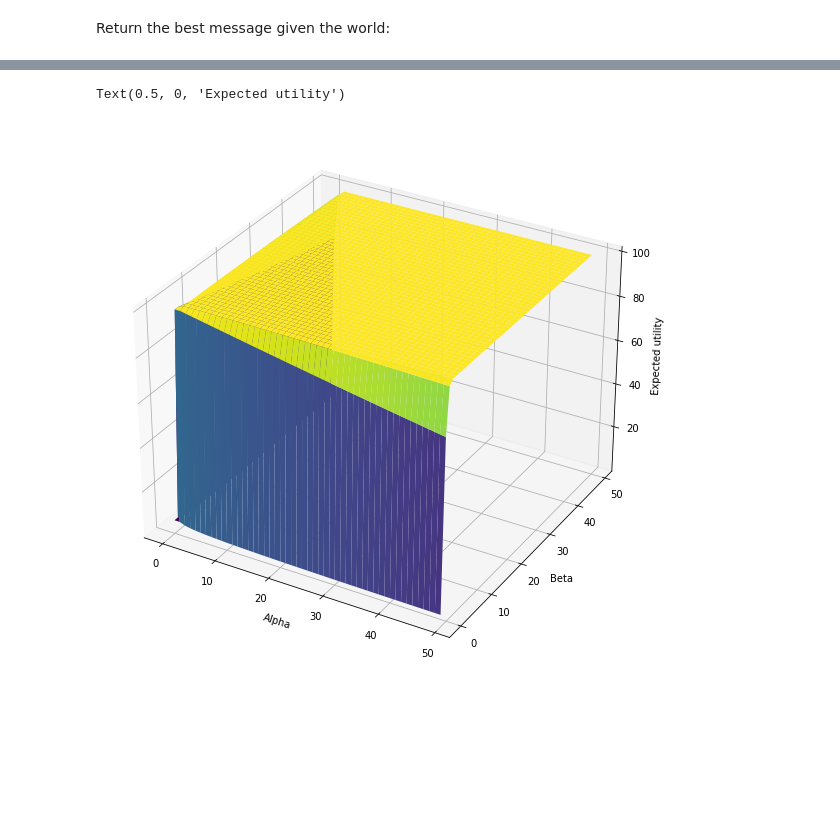
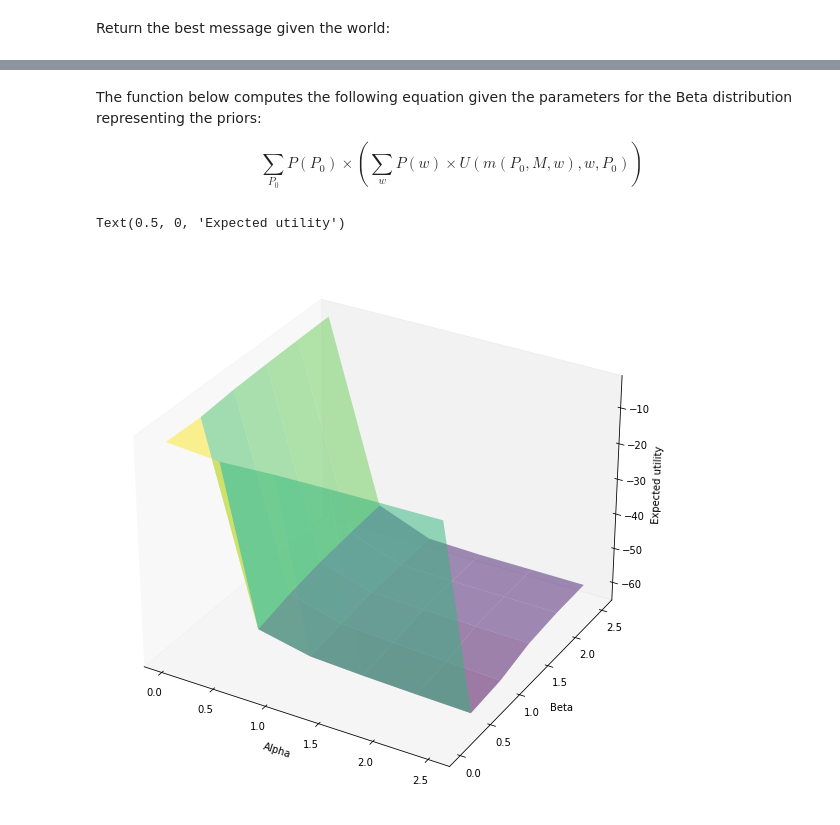
Before and after one commit to alexeykosh/2021-PPR-expected-utility, a Jupyter notebook: model.ipynb, the cells around one changed output, grey strips where cells are left out. Cells and saved outputs as stored; diff of their text form; code cells hidden in the pictures; blank space fills up the shorter version.

Commit message:
corrected the mistake in the expected utility function, cleaned up the code

```diff
--- a/model.ipynb
+++ b/model.ipynb
@@ -68,10 +43,10 @@ def utility(message, world, p_0, n):
 # %% [markdown]
 Return the best message given the world:
 # %%
-def m(p_0, w, n):
+def m(p_0, w, n, message_c):
     dic_res = {}
     for element in message_c.keys():
-        dic_res[element] = utility(message=element, world=w, p_0=p_0, n=n)
+        dic_res[element] = utility(message_c=message_c, message=element, world=w, p_0=p_0, n=n)
     winner = max(dic_res, key=dic_res.get)
 #     print('The winner is {}, with the utility of {}'.format(winner, dic_res.get(winner)))
     return dic_res.get(winner)
@@ -97,14 +53,18 @@ We can replace P_0 for f(p)
+# %% [markdown]
+The function below computes the following equation given the parameters for the Beta distribution representing the priors:
+
+$$\sum_{P_0} P(P_0) \times (\sum_{w} P(w) \times U(m(P_0,M,w), w, P_0))$$
 # %%
 @np.vectorize
-def expected_U(a, b, n=10):
+def expected_U(a, b, message_c, n=100):
     res = []
     for i in np.arange(0.01, 1, 0.01):
         sum_utility = []
         for world in ['w_all', 'w_all', 'w_some']:
-            sum_utility.append(m(i, world, n) * P(i, world, n))
-        res.append(scipy.stats.beta(a, b).pdf(i))
+            sum_utility.append(m(i, world, n, message_c) * P(i, world, n))
+        res.append(scipy.stats.beta(a, b).pdf(i)*sum(sum_utility))
     return(sum(res))
 # %%
-X = np.arange(0.01, 50, 1)
-Y = np.arange(0.01, 50, 1)
+X = np.arange(0.01, 3, 0.5)
+Y = np.arange(0.01, 3, 0.5)
 X, Y = np.meshgrid(X, Y)
@@ -113,13 +71,17 @@ Z = expected_U(X, Y)
+# %%
+Z_1 = expected_U(X, Y, message_c={'all': 0, 'some': 0, 'no':0, 'notall': 1})
+
+Z_2 = expected_U(X, Y, message_c={'all': 1, 'some': 1, 'no':1, 'notall': 1})
 # %%
 fig = plt.figure(figsize=(10, 10))
 ax = plt.axes(projection='3d')
-# ax.contour3D(X, Y, Z, 100, cmap='binary')
-ax.plot_surface(X, Y, Z, rstride=1, cstride=1,
-                cmap='viridis', edgecolor='none')
+ax.plot_surface(X, Y, Z_2, rstride=1, cstride=1,
+                cmap='viridis', edgecolor='none', alpha=0.5)
+ax.grid(False)
 ax.set_xlabel('Alpha')
 ax.set_ylabel('Beta')
 ax.set_zlabel('Expected utility')
 # %% [output]
 Text(0.5, 0, 'Expected utility')
-[figure, old version]
+[figure, new version]
 # %%
```
Also changed, not shown: parts of 19 cells of this notebook.
